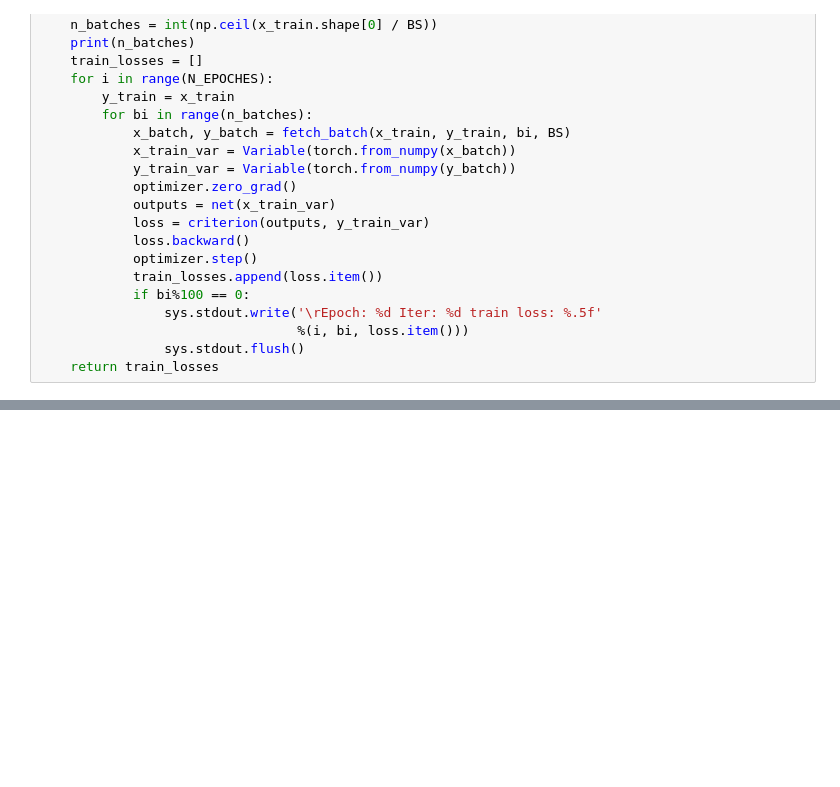
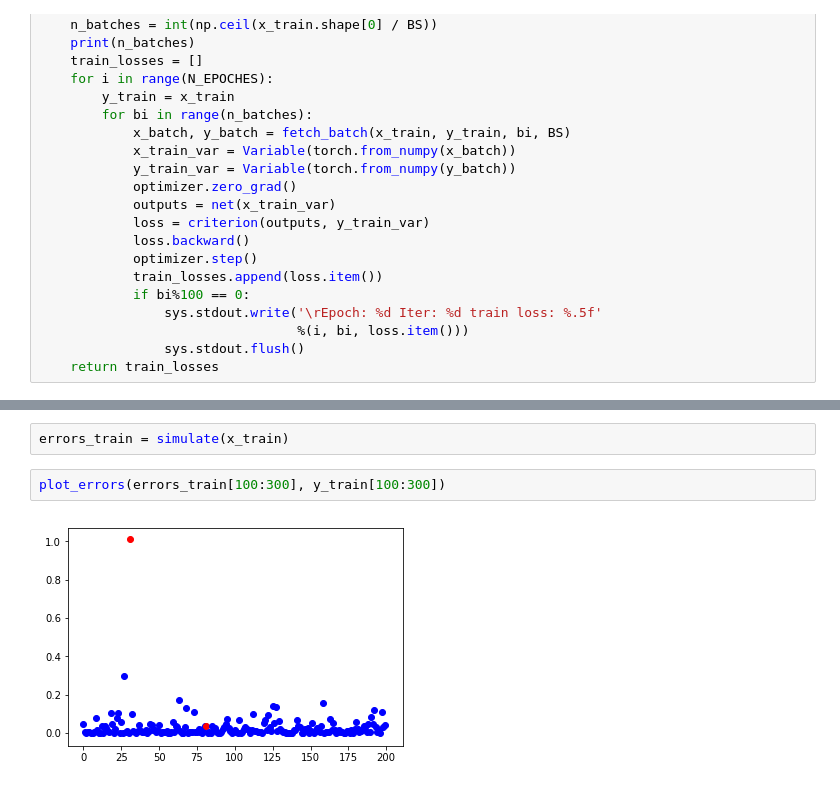
Before and after one commit to MoonL1ght/ML-Things, a Jupyter notebook: DS/autoencoder/autoenc_pytorch_test.ipynb, the cells around one changed output, grey strips where cells are left out. Cells and saved outputs as stored; diff of their text form; blank space fills up the shorter version.

```diff
--- a/DS/autoencoder/autoenc_pytorch_test.ipynb
+++ b/DS/autoencoder/autoenc_pytorch_test.ipynb
@@ -121,0 +173,6 @@ Epoch: 49 Iter: 0 train loss: 0.00290
+# %%
+errors_train = simulate(x_train)
+# %%
+plot_errors(errors_train[100:300], y_train[100:300])
+# %% [output]
+[figure, added]
```
Also changed, not shown: parts of 18 cells of this notebook, 2 other files.
